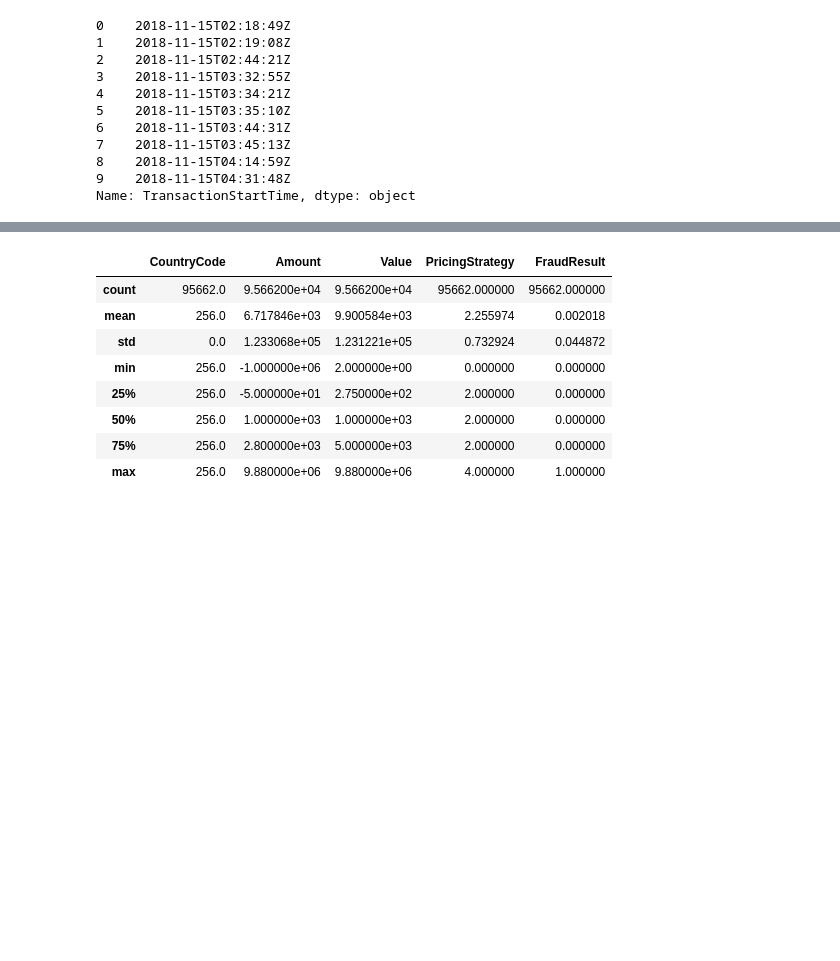
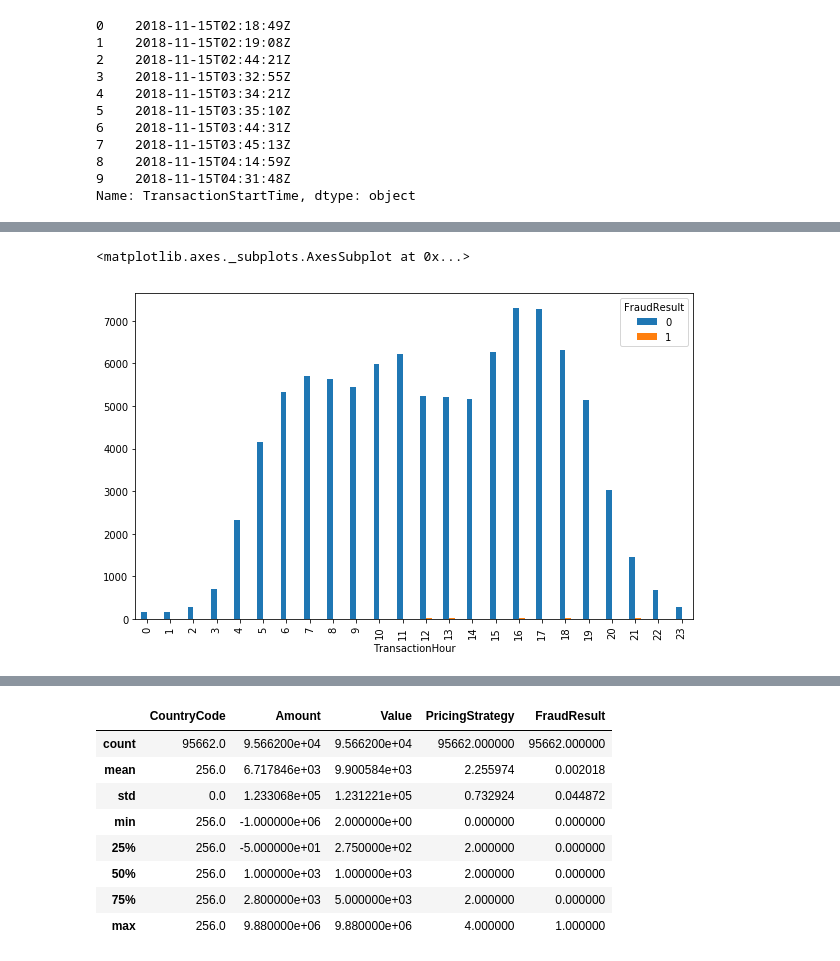
Before and after one commit to wkirui/sturdy-xente, a Jupyter notebook: Xente Fraud Detection Model.ipynb, the cells around one changed output, grey strips where cells are left out. Cells and saved outputs as stored; diff of their text form; code cells hidden in the pictures; blank space fills up the shorter version.

```diff
--- a/Xente Fraud Detection Model.ipynb
+++ b/Xente Fraud Detection Model.ipynb
@@ -103,0 +120,7 @@ training_data.head()
+# %%
+#check frequency of fraud transactions in a given hour
+fig,ax = plt.subplots(figsize=(10,6))
+training_data.groupby(['TransactionHour','FraudResult']).count()['TransactionId'].unstack().plot.bar(ax=ax)
+# %% [output]
+<matplotlib.axes._subplots.AxesSubplot at 0x...>
+[figure, added]
```
Also changed, not shown: parts of 10 cells of this notebook.
